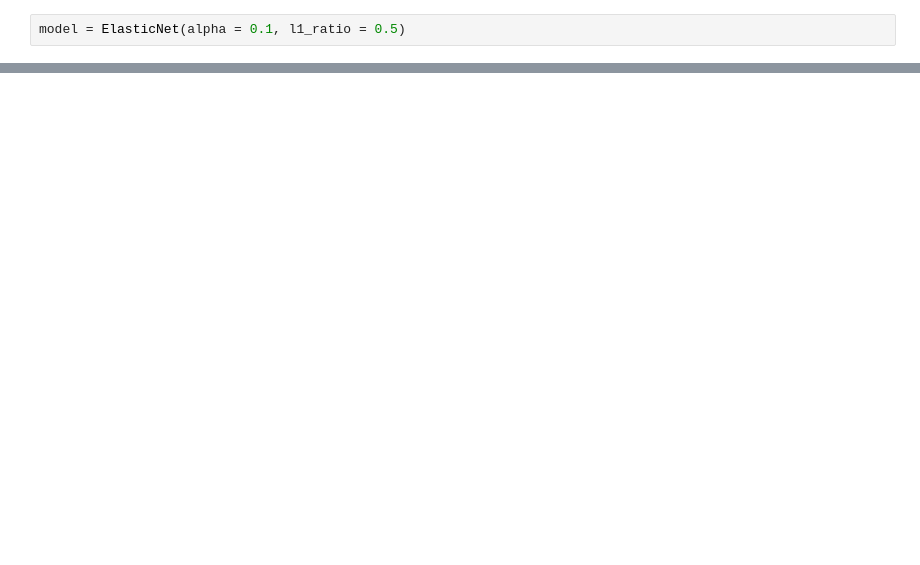
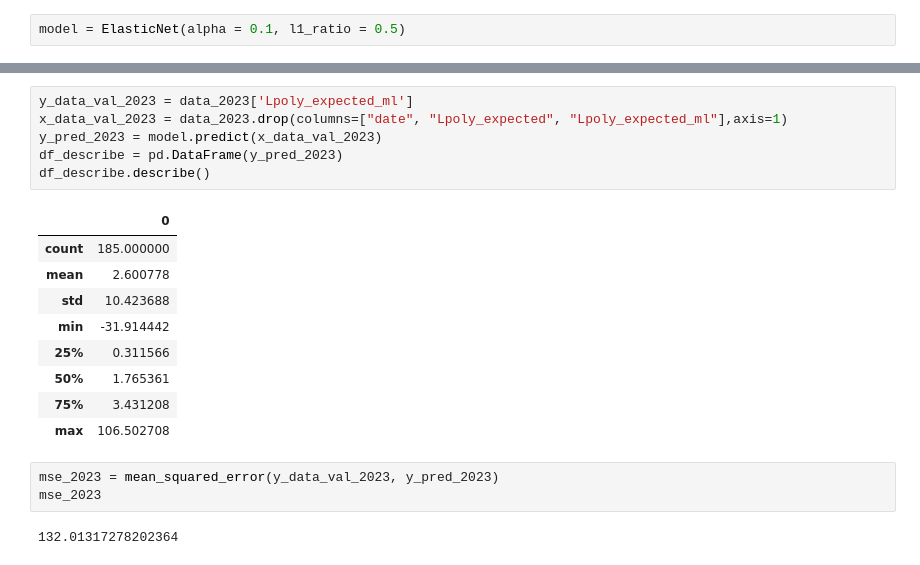
Before and after one commit to lemoncastle/hires-algal-bloom-prediction, a Jupyter notebook: elasticnetmodel.ipynb, the cells around one changed output, grey strips where cells are left out. Drawn from its saved outputs; the diff is of its cells as text; blank space fills up the shorter version.

```diff
--- a/elasticnetmodel.ipynb
+++ b/elasticnetmodel.ipynb
@@ -63,0 +110,21 @@ feature_coeff_df.head(20)
+# %%
+y_data_val_2023 = data_2023['Lpoly_expected_ml']
+x_data_val_2023 = data_2023.drop(columns=["date", "Lpoly_expected", "Lpoly_expected_ml"],axis=1)
+y_pred_2023 = model.predict(x_data_val_2023)
+df_describe = pd.DataFrame(y_pred_2023)
+df_describe.describe()
+# %% [output]
+|  | 0 |
+| count | 185.000000 |
+| mean | 2.600778 |
+| std | 10.423688 |
+| min | -31.914442 |
+| 25% | 0.311566 |
+| 50% | 1.765361 |
+| 75% | 3.431208 |
+| max | 106.502708 |
+# %%
+mse_2023 = mean_squared_error(y_data_val_2023, y_pred_2023)
+mse_2023
+# %% [output]
+132.01317278202364
```
Also changed, not shown: parts of 15 cells of this notebook.
